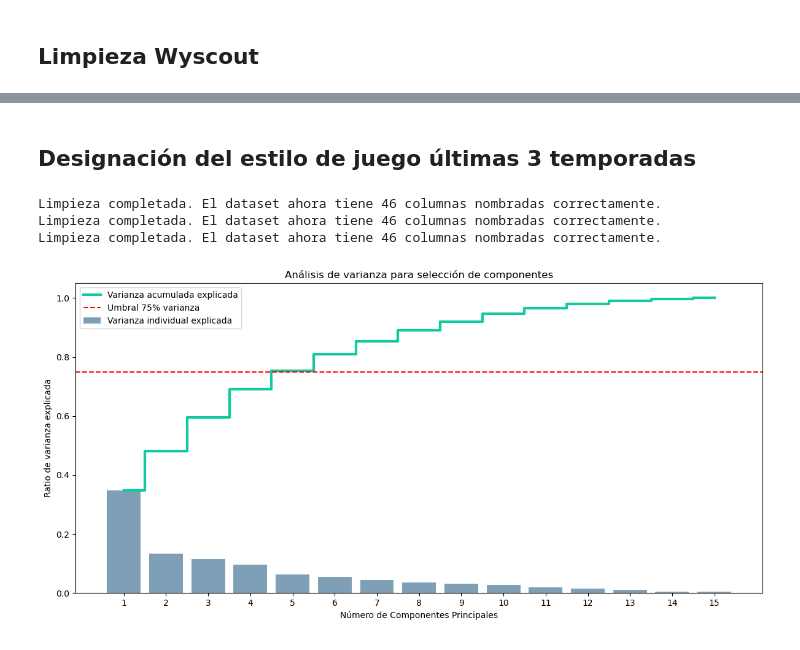
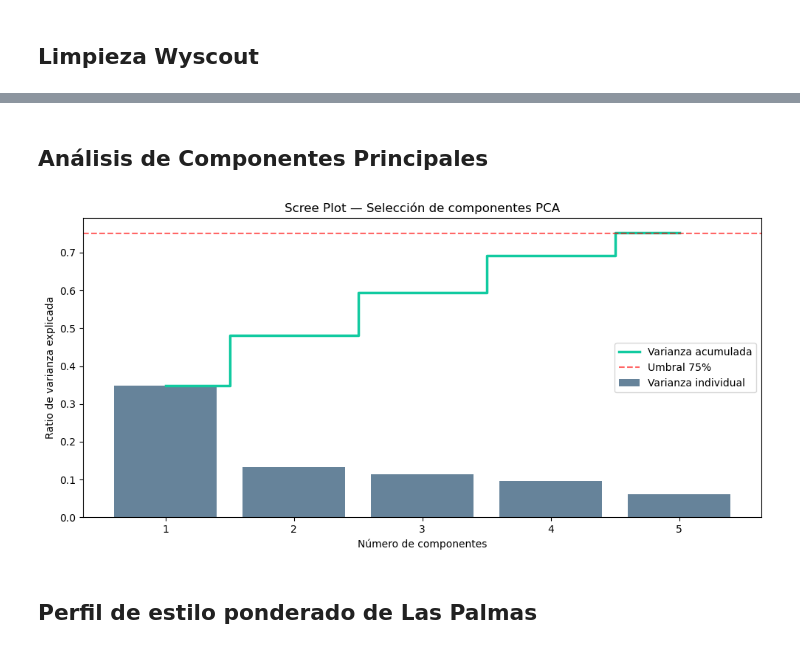
Before and after one commit to alsuaarez/TFM, a Jupyter notebook: src/analisis/estilo.ipynb, the cells around one changed output, grey strips where cells are left out. Drawn from its saved outputs; the diff is of its cells as text; code cells hidden in the pictures.

```diff
--- a/src/analisis/estilo.ipynb
+++ b/src/analisis/estilo.ipynb
@@ -77,9 +116,2 @@ rutas = [
 # %% [markdown]
-## Designación del estilo de juego últimas 3 temporadas
+## Análisis de Componentes Principales
-# %%
-metricas = [
-    "xG", "Shots_on target_%", "Possession, %", "PPDA", "Passes to final third_Total",
-    "Average passes per possession", "Recoveries_High", "Recoveries_Medium",
-    "Recoveries_Low", "Counterattacks_with shots", "Touches in penalty area",
-    "Fouls", "Conceded goals", "Shots against_on target_%", "Lateral passes_Total"
-]
@@ -89,16 +118 @@ pesos_temporada = [0.15, 0.15, 0.70]
-# %%
-lista_dfs = []
-for i, ruta in enumerate(rutas):
-    # En caso de que no tengas los archivos 2324 y 2425 todavia, esto fallará,
-    # asegúrate de que existan en la carpeta antes de correrlo.
-    df_temp = limpiar_dataset_scouting(ruta)
-    df_temp['Temporada'] = f"Temp_{i+1}"
-    df_temp['Peso_Temp'] = pesos_temporada[i]
-    lista_dfs.append(df_temp)
-
-df_global = pd.concat(lista_dfs, ignore_index=True)
-# %% [output]
-Limpieza completada. El dataset ahora tiene 46 columnas nombradas correctamente.
-Limpieza completada. El dataset ahora tiene 46 columnas nombradas correctamente.
-Limpieza completada. El dataset ahora tiene 46 columnas nombradas correctamente.
 # %%
@@ -109,31 +139,27 @@ datos_escalados = scaler.fit_transform(df_agrupado[metricas])
 # %%
-# Ajustar un PCA con todos los componentes posibles para evaluar la varianza
-pca_test = PCA()
-pca_test.fit(datos_escalados)
-exp_var_pca = pca_test.explained_variance_ratio_
-cum_sum_eigenvalues = np.cumsum(exp_var_pca)
+def graficar_scree_plot(pca_modelo):
+    """Muestra qué porcentaje de varianza explica cada componente principal."""
+    varianza = pca_modelo.explained_variance_ratio_
+    varianza_acumulada = np.cumsum(varianza)
 
-# Visualización del Scree Plot (Gráfico de Codo)
-plt.figure(figsize=(12, 6))
+    plt.figure(figsize=(10, 5))
+    plt.bar(range(1, len(varianza) + 1), varianza, alpha=0.6,
+            color=COLOR_AZUL, label='Varianza individual')
+    plt.step(range(1, len(varianza_acumulada) + 1), varianza_acumulada,
+             where='mid', color=COLOR_POSITIVO, linewidth=2.5, label='Varianza acumulada')
+    plt.axhline(y=0.75, color='red', linestyle='--', alpha=0.6, label='Umbral 75%')
+    plt.xlabel('Número de componentes')
+    plt.ylabel('Ratio de varianza explicada')
+    plt.title('Scree Plot — Selección de componentes PCA')
+    plt.xticks(range(1, len(varianza) + 1))
+    plt.legend()
+    plt.tight_layout()
+    plt.show()
 
-# Barras para varianza individual
-plt.bar(range(1, len(exp_var_pca) + 1), exp_var_pca, alpha=0.5, align='center',
-        label='Varianza individual explicada', color='#004070')
 
-# Línea para varianza acumulada
-plt.step(range(1, len(cum_sum_eigenvalues) + 1), cum_sum_eigenvalues, where='mid',
-         label='Varianza acumulada explicada', color='#11CAA0', linewidth=3)
-
-# Umbral del 70-80%
-plt.axhline(y=0.75, color='r', linestyle='--', label='Umbral 75% varianza')
-
-plt.ylabel('Ratio de varianza explicada')
-plt.xlabel('Número de Componentes Principales')
-plt.title('Análisis de varianza para selección de componentes')
-plt.xticks(range(1, len(exp_var_pca) + 1))
-plt.legend(loc='best')
-plt.tight_layout()
-plt.show()
+graficar_scree_plot(modelo_pca)
 # %% [output]
-[figure, old version]
+[figure, new version]
+# %% [markdown]
+## Perfil de estilo ponderado de Las Palmas
 # %%
```
Also changed, not shown: parts of 16 cells of this notebook, 4 other files.
